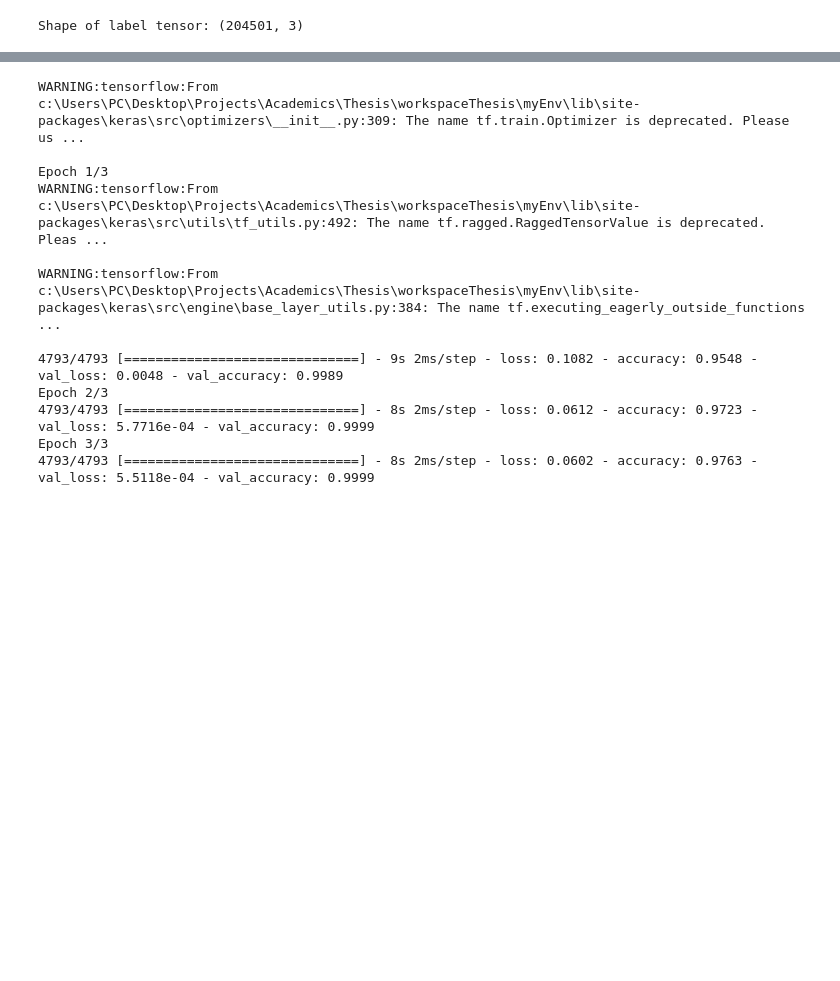
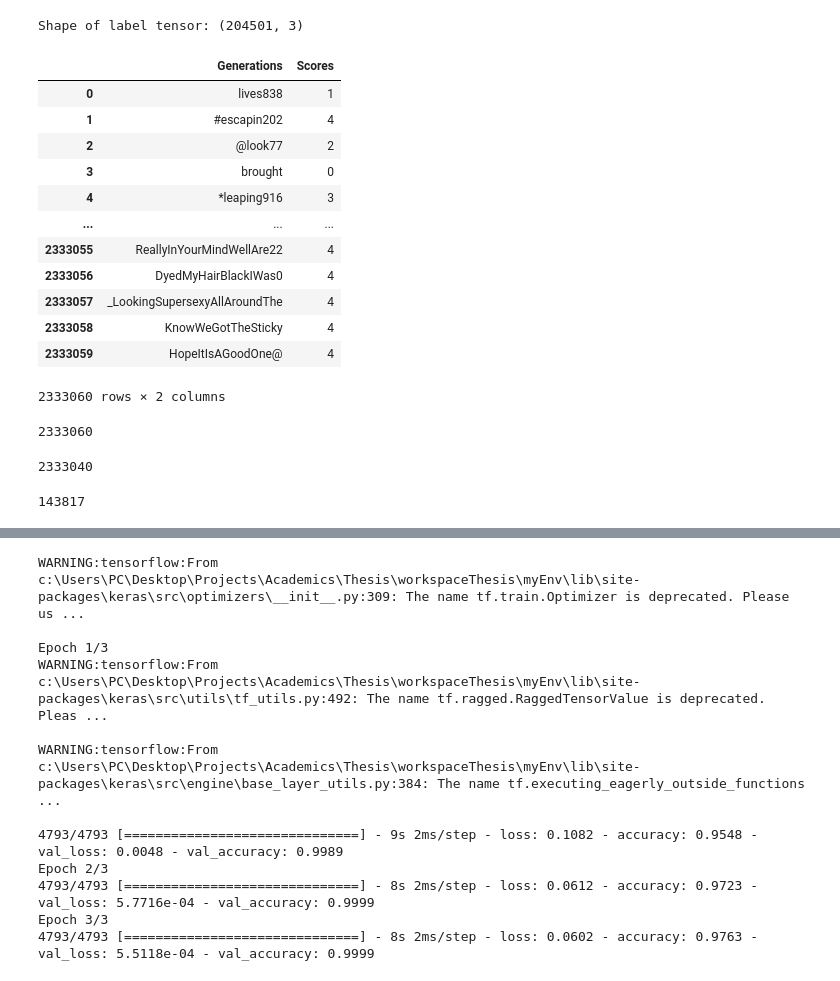
Before and after one commit to jwise1/workspaceThesis, a Jupyter notebook: passwordSecCNN.ipynb, the cells around one changed output, grey strips where cells are left out. Saved outputs shown, nothing was run; the diff lists cells and outputs as text; code cells hidden in the pictures; blank space fills up the shorter version.

```diff
--- a/passwordSecCNN.ipynb
+++ b/passwordSecCNN.ipynb
@@ -179,0 +182,28 @@ Shape of label tensor: (204501, 3)
+# %%
+data3= pd.read_csv("./data/threeWordSamplesWnumsSymbols.csv", on_bad_lines='skip',usecols=["Generations","Scores"])
+# %%
+data4= pd.read_csv("./data/fullSamplesWnumsSymbols.csv", on_bad_lines='skip',usecols=["Generations","Scores"])
+# %%
+frames=[data,data2,data3,data4]
+# %%
+data=pd.concat(frames, ignore_index=True)
+# %%
+data
+# %% [output]
+|  | Generations | Scores |
+| 0 | lives838 | 1 |
+| 1 | #escapin202 | 4 |
+| 2 | @look77 | 2 |
+| 3 | brought | 0 |
+| 4 | *leaping916 | 3 |
+| ... | ... | ... |
+| 2333055 | ReallyInYourMindWellAre22 | 4 |
+| 2333056 | DyedMyHairBlackIWas0 | 4 |
+| 2333057 | _LookingSupersexyAllAroundThe | 4 |
+| 2333058 | KnowWeGotTheSticky | 4 |
+| 2333059 | HopeItIsAGoodOne@ | 4 |
+2333060 rows × 2 columns
+# %%
+len(data)
+# %% [output]
+2333060
@@ -179,0 +212,4 @@ Shape of label tensor: (204501, 3)
+# %%
+len(data)
+# %% [output]
+2333040
@@ -179,0 +222,4 @@ Shape of label tensor: (204501, 3)
+# %%
+len(df_0)
+# %% [output]
+143817
```
Also changed, not shown: parts of 46 cells of this notebook.
